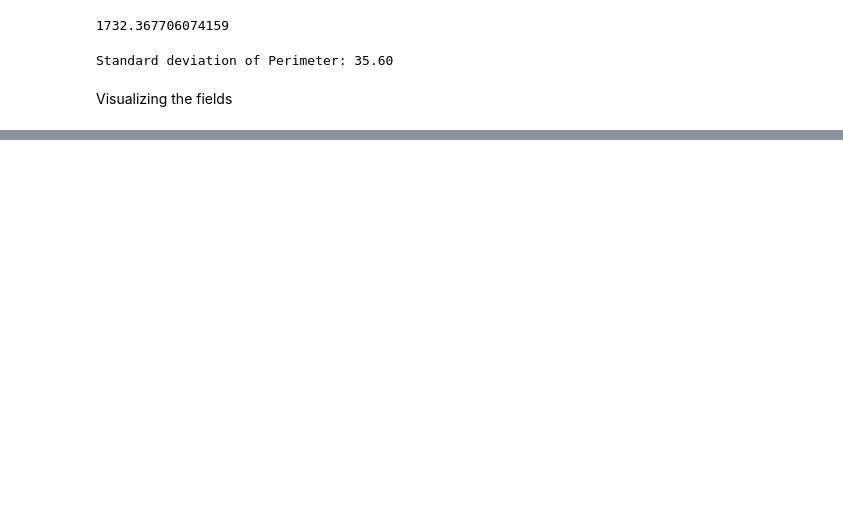
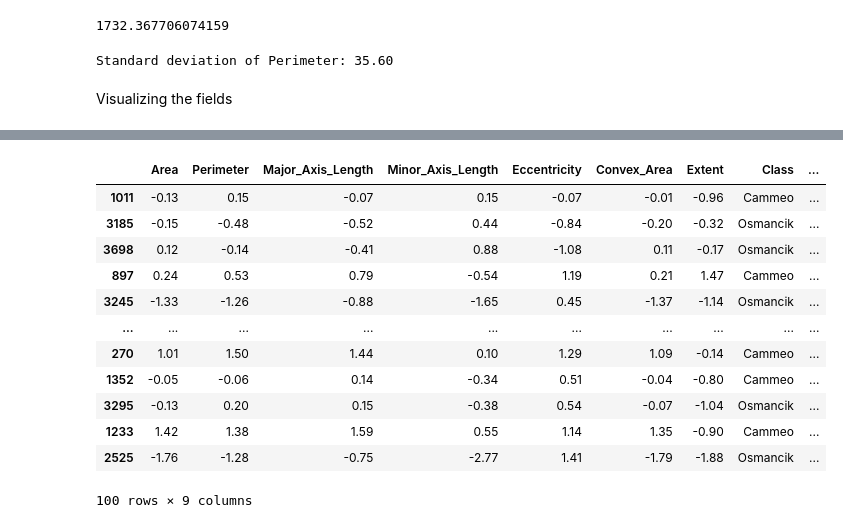
Before and after one commit to harshbmehta/PythonNotebooks, a Jupyter notebook: google_cc_classification.ipynb, the cells around one changed output, grey strips where cells are left out. Drawn from its saved outputs; the diff is of its cells as text; code cells hidden in the pictures; blank space fills up the shorter version.

```diff
--- a/google_cc_classification.ipynb
+++ b/google_cc_classification.ipynb
@@ -161,3 +161,12 @@ ex.scatter_3d(
 ).show()
 # %% [output]
 [interactive output not drawn]
+# %%
+feature_mean = rice_dataset.mean(numeric_only=True)
+feature_std = rice_dataset.std(numeric_only=True)
+numeric_features = rice_dataset.select_dtypes(include=np.number).columns
+normalized_features = rice_dataset[numeric_features].apply(lambda x: (x - x.mean()) / x.std())
+
+normalized_features['Class'] = rice_dataset['Class']
+
+normalized_features.head(n=150)
@@ -163,0 +189,17 @@ ex.scatter_3d(
+# %%
+normalized_features['Class_Bool'] = (normalized_features['Class'] == 'Cammeo').astype(int)
+normalized_features.sample(100)
+# %% [output]
+|  | Area | Perimeter | Major_Axis_Length | Minor_Axis_Length | Eccentricity | Convex_Area | Extent | Class | ... |
+| 1011 | -0.13 | 0.15 | -0.07 | 0.15 | -0.07 | -0.01 | -0.96 | Cammeo | ... |
+| 3185 | -0.15 | -0.48 | -0.52 | 0.44 | -0.84 | -0.20 | -0.32 | Osmancik | ... |
+| 3698 | 0.12 | -0.14 | -0.41 | 0.88 | -1.08 | 0.11 | -0.17 | Osmancik | ... |
+| 897 | 0.24 | 0.53 | 0.79 | -0.54 | 1.19 | 0.21 | 1.47 | Cammeo | ... |
+| 3245 | -1.33 | -1.26 | -0.88 | -1.65 | 0.45 | -1.37 | -1.14 | Osmancik | ... |
+| ... | ... | ... | ... | ... | ... | ... | ... | ... | ... |
+| 270 | 1.01 | 1.50 | 1.44 | 0.10 | 1.29 | 1.09 | -0.14 | Cammeo | ... |
+| 1352 | -0.05 | -0.06 | 0.14 | -0.34 | 0.51 | -0.04 | -0.80 | Cammeo | ... |
+| 3295 | -0.13 | 0.20 | 0.15 | -0.38 | 0.54 | -0.07 | -1.04 | Osmancik | ... |
+| 1233 | 1.42 | 1.38 | 1.59 | 0.55 | 1.14 | 1.35 | -0.90 | Cammeo | ... |
+| 2525 | -1.76 | -1.28 | -0.75 | -2.77 | 1.41 | -1.79 | -1.88 | Osmancik | ... |
+100 rows × 9 columns
```
Also changed, not shown: parts of 5 cells of this notebook.
